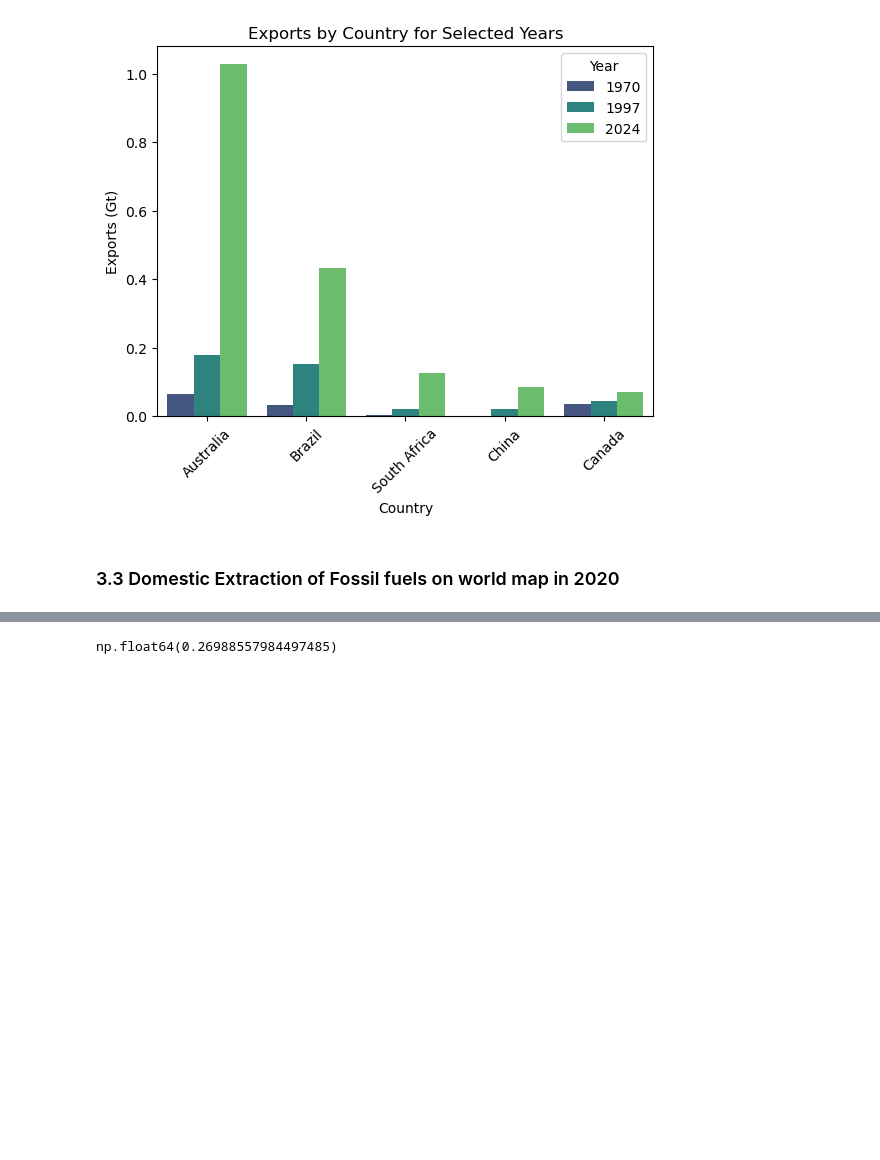
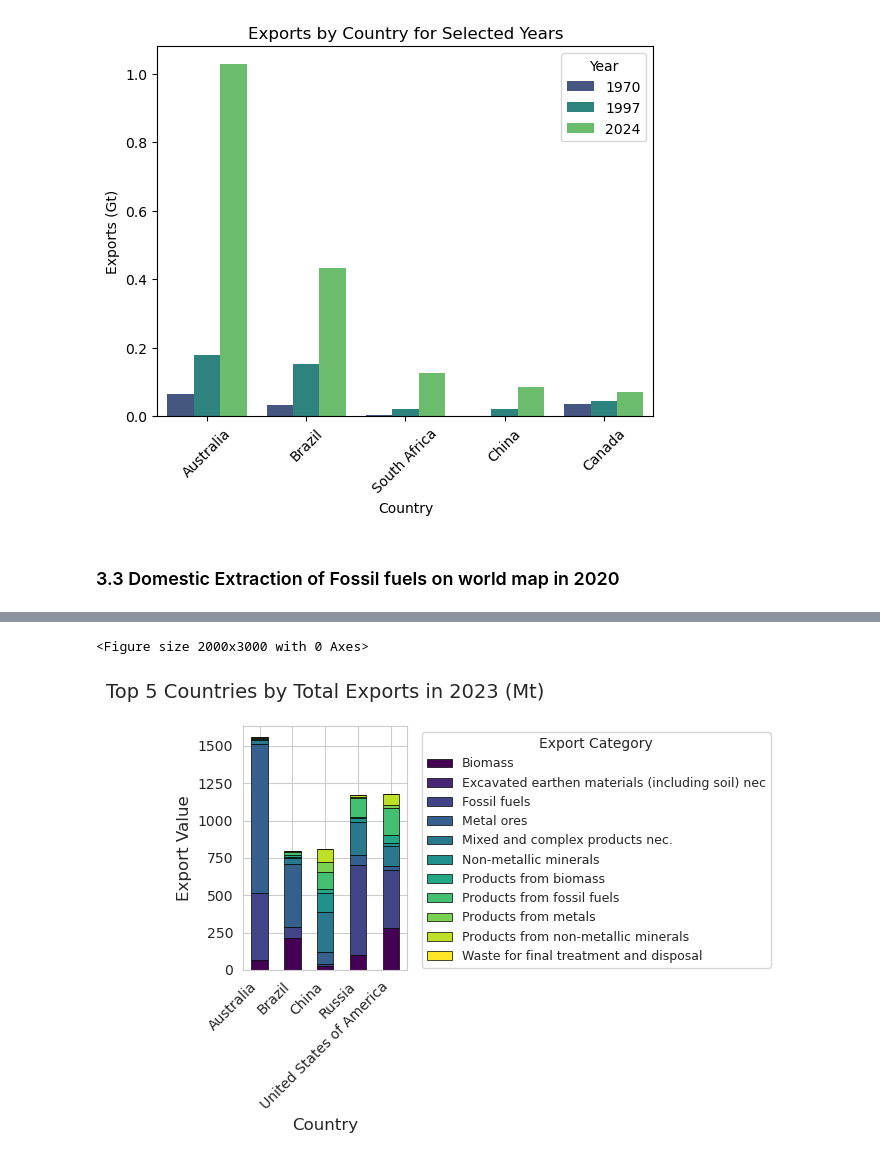
Before and after one commit to OrionFlame1/dataViz, a Jupyter notebook: Main_great.ipynb, the cells around one changed output, grey strips where cells are left out. Saved outputs shown, nothing was run; the diff lists cells and outputs as text; code cells hidden in the pictures; blank space fills up the shorter version.

```diff
--- a/Main_great.ipynb
+++ b/Main_great.ipynb
@@ -306,5 +352,35 @@ merged1.head()
 # %%
-correlation = merged1["OBS_VALUE"].corr(merged1["Minerals"])
-correlation
+exports = df_mr[["Country", "Category", "Flow name", "2023"]][df_mr["Flow name"] == "Exports"]
+
+exports["2023"] = exports["2023"] / 1000000
+
+country_totals = exports.groupby('Country')['2023'].sum()
+top_countries = country_totals.nlargest(5).index
+
+df_top5 = exports[exports['Country'].isin(top_countries)]
+
+pivot_df = df_top5.pivot(index='Country', columns='Category', values='2023').fillna(0)
+
+plt.figure(figsize=(20, 30))
+
+sb.set_style("whitegrid")
+pivot_df.plot(kind='bar', stacked=True, colormap='viridis', edgecolor='black', linewidth=0.5)
+
+plt.title('Top 5 Countries by Total Exports in 2023 (Mt)', fontsize=14, pad=20)
+plt.ylabel('Export Value', fontsize=12)
+plt.xlabel('Country', fontsize=12)
+plt.xticks(rotation=45, ha='right')
+
+plt.legend(title='Export Category',
+           bbox_to_anchor=(1.05, 1),
+           loc='upper left',
+           fontsize=9)
+
+plt.ticklabel_format(style='plain', axis='y')
+
+plt.tight_layout()
+
+plt.show()
 # %% [output]
-np.float64(0.26988557984497485)
+<Figure size 2000x3000 with 0 Axes>
+[figure, added]
```
Also changed, not shown: parts of 16 cells of this notebook.
